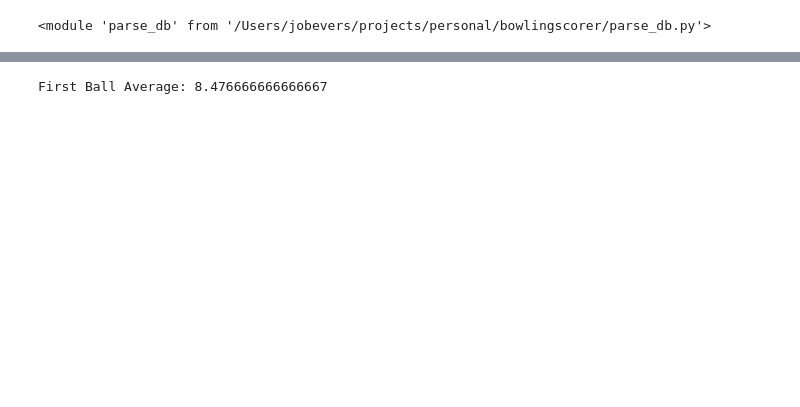
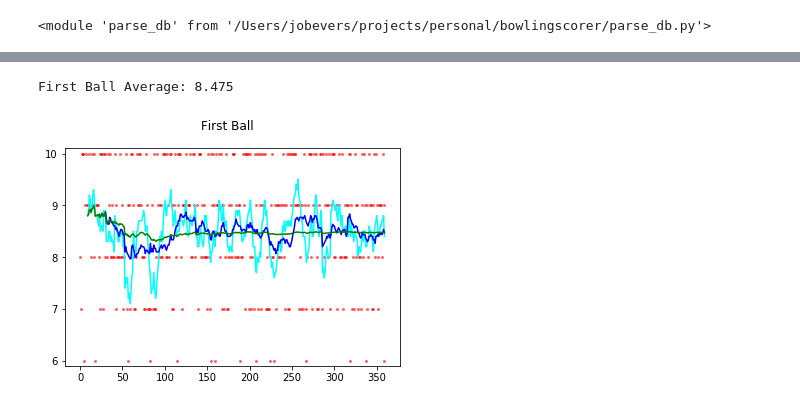
Before and after one commit to jobevers/bowlingscorer, a Jupyter notebook: Basic Stats.ipynb, the cells around one changed output, grey strips where cells are left out. Saved outputs shown, nothing was run; the diff lists cells and outputs as text; code cells hidden in the pictures; blank space fills up the shorter version.

```diff
--- a/Basic Stats.ipynb
+++ b/Basic Stats.ipynb
@@ -40,8 +54,8 @@ IF THIS WAS 100%, YOUR AVERAGE WOULD INCREASE BY: 8.529
 # %%
 # ['ID', 'Game', 'Frame', 'T1', 'T2', 'Foul1', 'Foul2', 'Split', 'Renzoku', 'Pin']
 rows = conn.execute('select * from T_Games where Frame <= 10').fetchall()
-df = pd.DataFrame(rows, columns=rows[0].keys())
-fba = df['T1'].mean()
+frames_df = pd.DataFrame(rows, columns=rows[0].keys())
+fba = frames_df['T1'].mean()
 print(f'First Ball Average: {fba}')
 
 pin_leaves = []
@@ -50,4 +64,16 @@ for row in rows:
     pin_leaves.append(parse_db.parse_pins(pins))
 n = len(pin_leaves)
 # %% [output]
-First Ball Average: 8.476666666666667
+First Ball Average: 8.475
+# %%
+fig, ax = plt.subplots()
+scores = frames_df['T1']
+scores.plot(ax=ax, marker='o', linestyle='', markersize=2, color="red", alpha=.5);
+scores.rolling(10).mean().plot(ax=ax, label='10fm Avg', color="cyan")
+scores.rolling(30).mean().plot(ax=ax, label='30fm Avg', color="blue")
+scores.expanding(10).mean().plot(ax=ax, label='League Avg', color="green")
+fig.suptitle('First Ball')
+ax.set_ylim(5.9, 10.1)
+ax.set_yticks((6, 7, 8, 9, 10));
+# %% [output]
+[figure, added]
```
Also changed, not shown: parts of 15 cells of this notebook.
